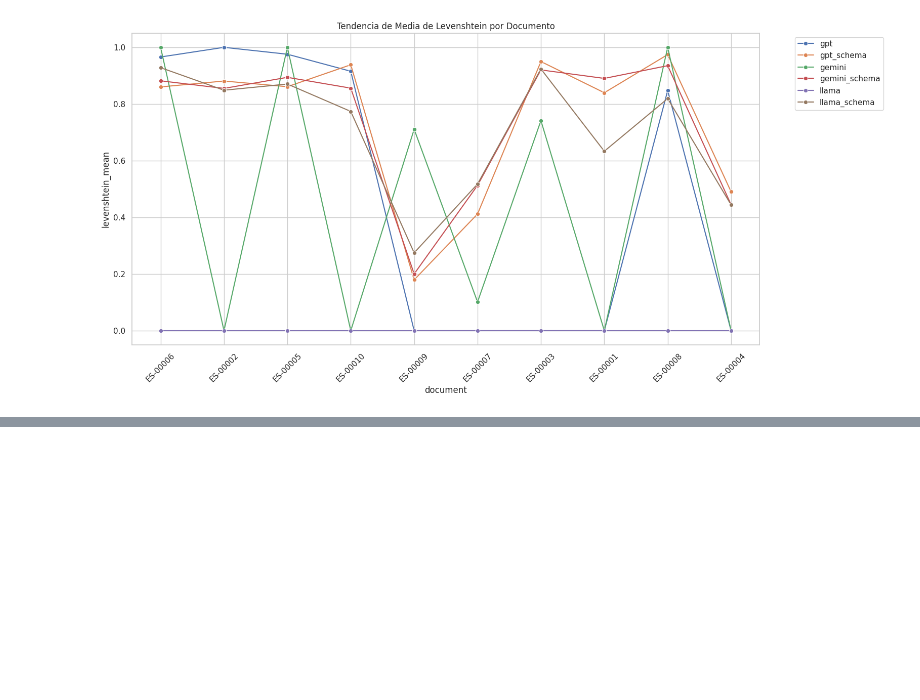
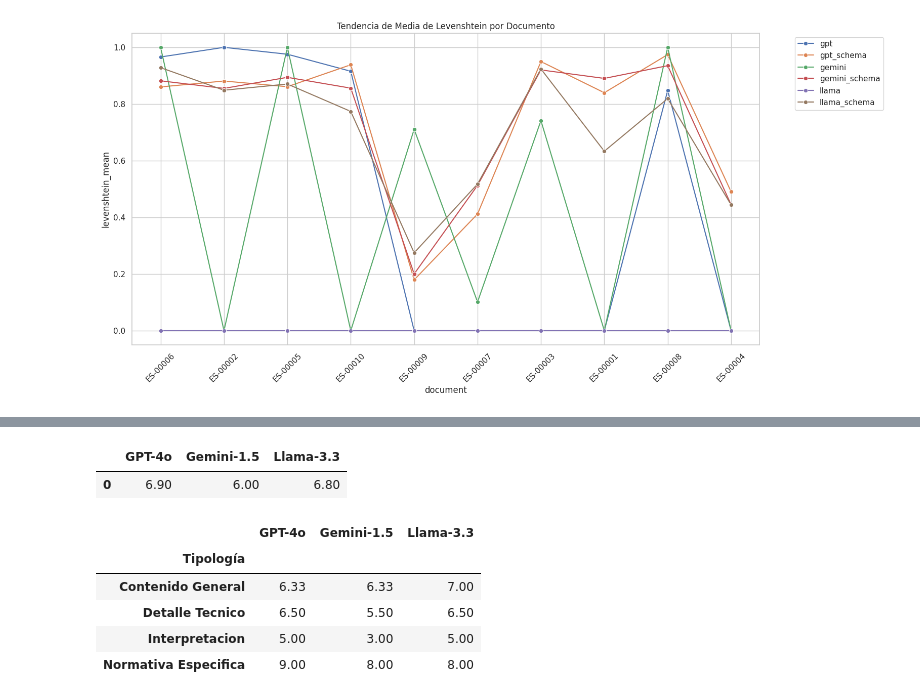
Before and after one commit to Narkal2/tfm_garciaherrera, a Jupyter notebook: notebooks/evaluation.ipynb, the cells around one changed output, grey strips where cells are left out. Cells and saved outputs as stored; diff of their text form; code cells hidden in the pictures; blank space fills up the shorter version.

```diff
--- a/notebooks/evaluation.ipynb
+++ b/notebooks/evaluation.ipynb
@@ -202,0 +263,29 @@ plt.show()
+# %%
+# Tabla 1: Media de todas las preguntas para cada modelo
+mean_table = df[["GPT-4o", "Gemini-1.5", "Llama-3.3"]].mean().to_frame().T
+mean_table.style.background_gradient(axis=1, cmap='YlOrRd', vmin=0, vmax=15)\
+    .set_properties(**{'width':'8em', 'text-align':'center'})\
+    .set_table_styles([{
+        'selector': 'th',
+        'props': [('text-align', 'center')]
+    }])\
+    .format("{:.2f}", subset=["GPT-4o", "Gemini-1.5", "Llama-3.3"])
+# %% [output]
+|  | GPT-4o | Gemini-1.5 | Llama-3.3 |
+| 0 | 6.90 | 6.00 | 6.80 |
+# %%
+grouped_table = df.groupby("Tipología")[["GPT-4o", "Gemini-1.5", "Llama-3.3"]].mean()
+grouped_table.style.background_gradient(axis=None, cmap='YlOrRd', vmin=0, vmax=15)\
+    .set_properties(**{'width':'8em', 'text-align':'center'})\
+    .set_table_styles([{
+        'selector': 'th',
+        'props': [('text-align', 'center')]
+    }])\
+    .format("{:.2f}", subset=["GPT-4o", "Gemini-1.5", "Llama-3.3"])
+# %% [output]
+|  | GPT-4o | Gemini-1.5 | Llama-3.3 |
+| Tipología |  |  |  |
+| Contenido General | 6.33 | 6.33 | 7.00 |
+| Detalle Tecnico | 6.50 | 5.50 | 6.50 |
+| Interpretacion | 5.00 | 3.00 | 5.00 |
+| Normativa Especifica | 9.00 | 8.00 | 8.00 |
```
Also changed, not shown: parts of 8 cells of this notebook.
